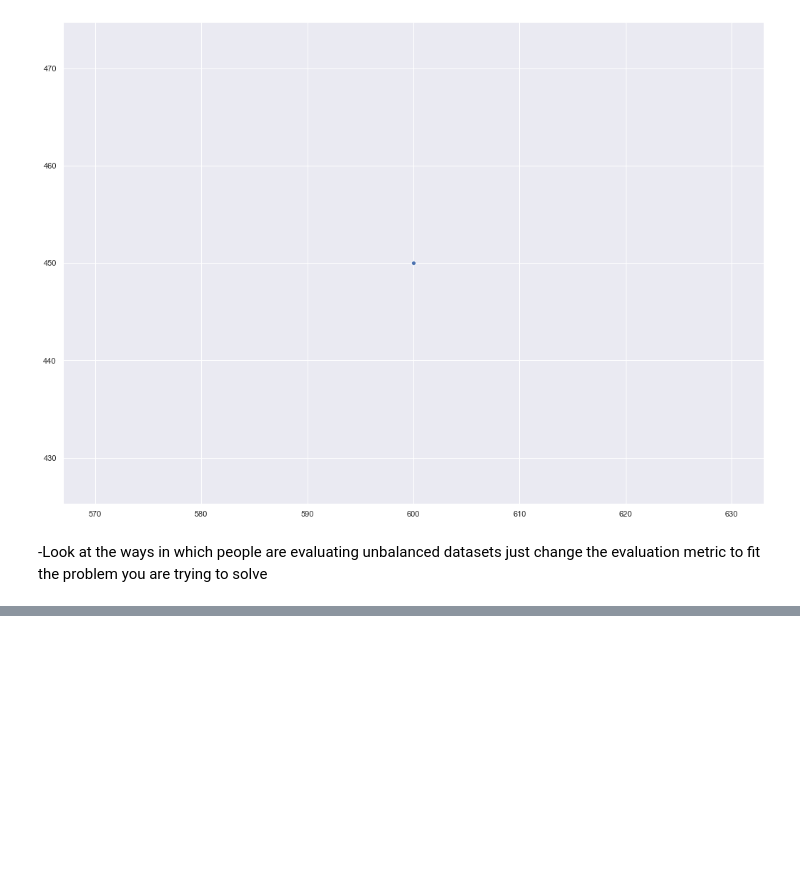
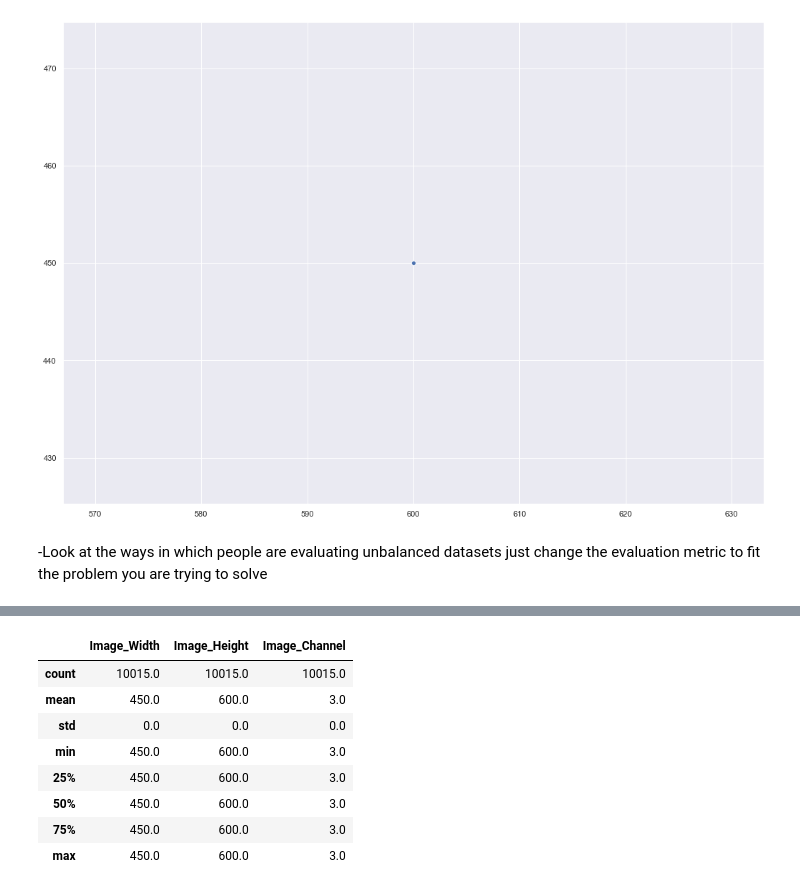
Before and after one commit to DataScience4Health-Fall2022/termproject-group-4, a Jupyter notebook: exploratory.ipynb, the cells around one changed output, grey strips where cells are left out. Drawn from its saved outputs; the diff is of its cells as text; code cells hidden in the pictures; blank space fills up the shorter version.

```diff
--- a/exploratory.ipynb
+++ b/exploratory.ipynb
@@ -441,0 +561,12 @@ just change the evaluation metric to fit the problem you are trying to solve
+# %%
+ham10000_image_vals.describe()
+# %% [output]
+|  | Image_Width | Image_Height | Image_Channel |
+| count | 10015.0 | 10015.0 | 10015.0 |
+| mean | 450.0 | 600.0 | 3.0 |
+| std | 0.0 | 0.0 | 0.0 |
+| min | 450.0 | 600.0 | 3.0 |
+| 25% | 450.0 | 600.0 | 3.0 |
+| 50% | 450.0 | 600.0 | 3.0 |
+| 75% | 450.0 | 600.0 | 3.0 |
+| max | 450.0 | 600.0 | 3.0 |
```
Also changed, not shown: parts of 15 cells of this notebook.
